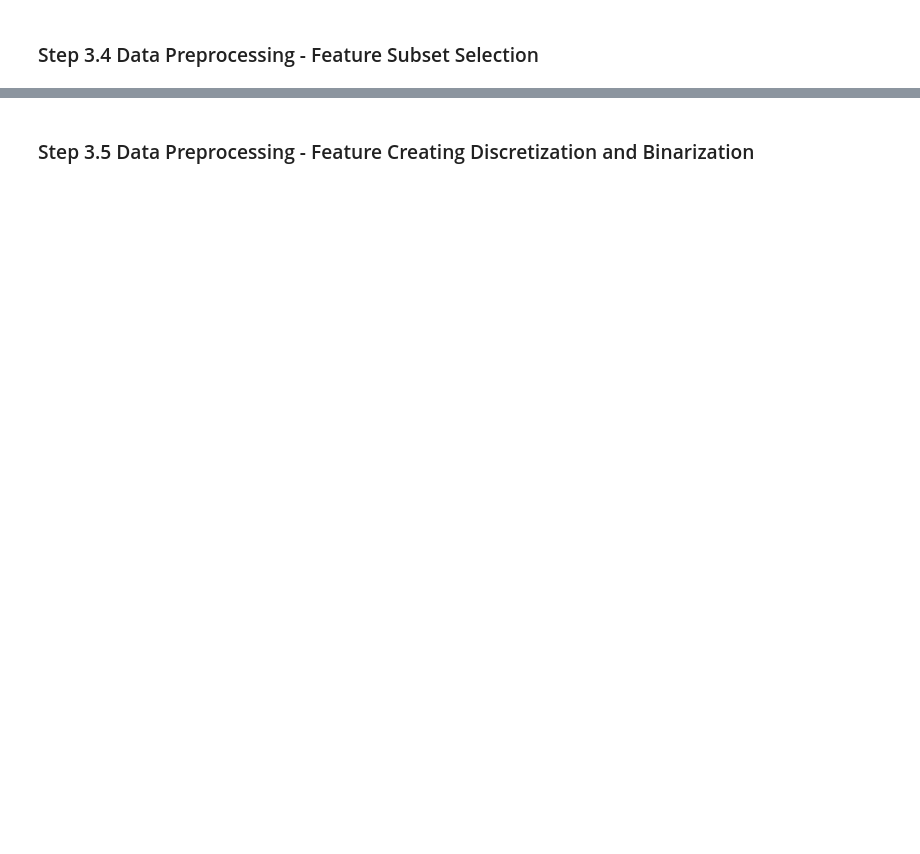
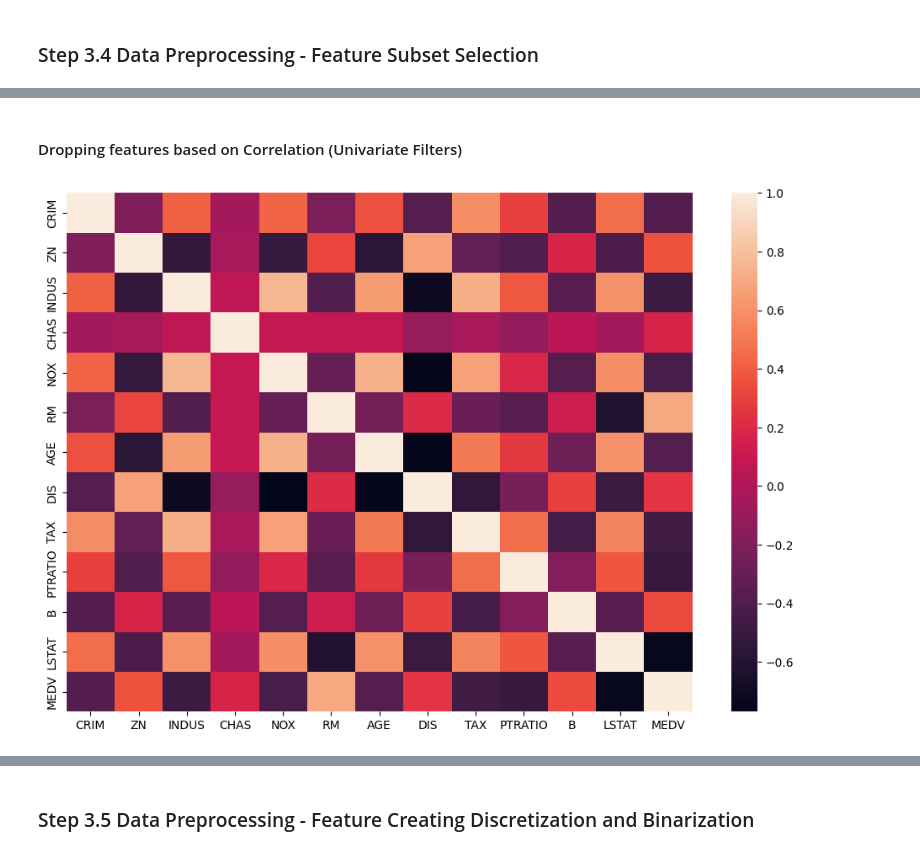
Before and after one commit to bhaskar-ruthvik/CS-F415-Data-Mining-Notebooks, a Jupyter notebook: 01-Data-Preprocessing.ipynb, the cells around one changed output, grey strips where cells are left out. Saved outputs shown, nothing was run; the diff lists cells and outputs as text; code cells hidden in the pictures; blank space fills up the shorter version.

Commit message:
Finished Preprocessing Notebook

```diff
--- a/01-Data-Preprocessing.ipynb
+++ b/01-Data-Preprocessing.ipynb
@@ -561,0 +583,8 @@ The Top 3 Eigenvectors are: [[ 1.65926472e-03 -6.81015556e-04  1.94905742e-04 -4
+# %%
+column_names = ['CRIM', 'ZN', 'INDUS', 'CHAS', 'NOX', 'RM', 'AGE', 'DIS', 'RAD', 'TAX', 'PTRATIO', 'B', 'LSTAT', 'MEDV']
+boston = pd.read_csv(filepath_or_buffer='./Datasets/Data_Preprocessing/housing.csv', header=None, delimiter=r"\s+", names=column_names)
+boston = boston.drop(columns='RAD')
+boston.head()
+X = boston.drop('MEDV',axis=1)
+y = boston['MEDV']
+X
@@ -561,0 +643,2 @@ The Top 3 Eigenvectors are: [[ 1.65926472e-03 -6.81015556e-04  1.94905742e-04 -4
+# %% [markdown]
+#### Dropping features based on Correlation (Univariate Filters)
@@ -561,0 +647,7 @@ The Top 3 Eigenvectors are: [[ 1.65926472e-03 -6.81015556e-04  1.94905742e-04 -4
+# %%
+fig_dims = (12, 8)
+fig, ax = plt.subplots(figsize=fig_dims)
+sns.heatmap(boston.corr(), ax=ax)
+plt.show()
+# %% [output]
+[figure, added]
```
Also changed, not shown: parts of 59 cells of this notebook, 2 other files.
